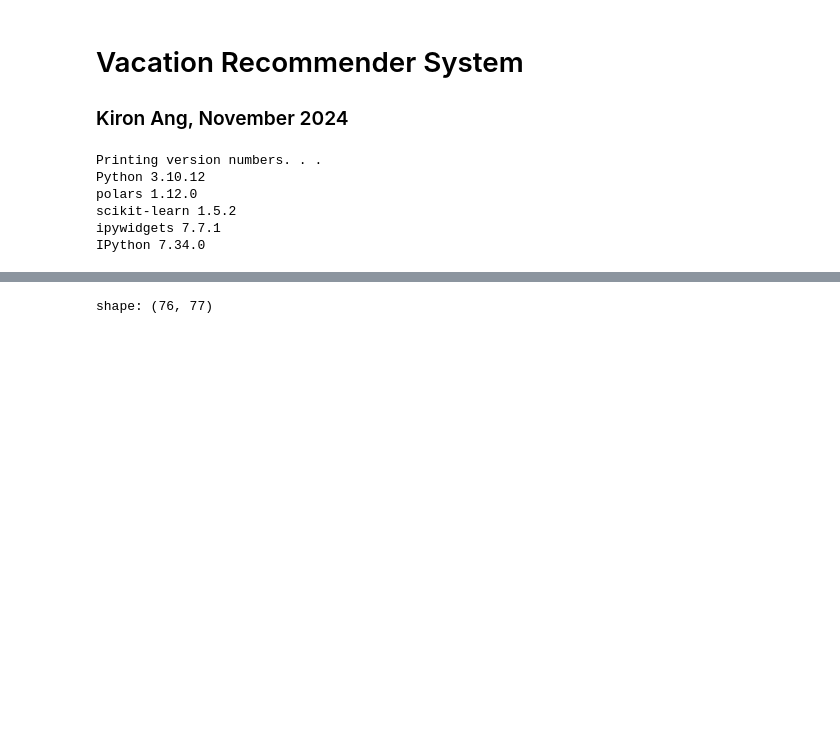
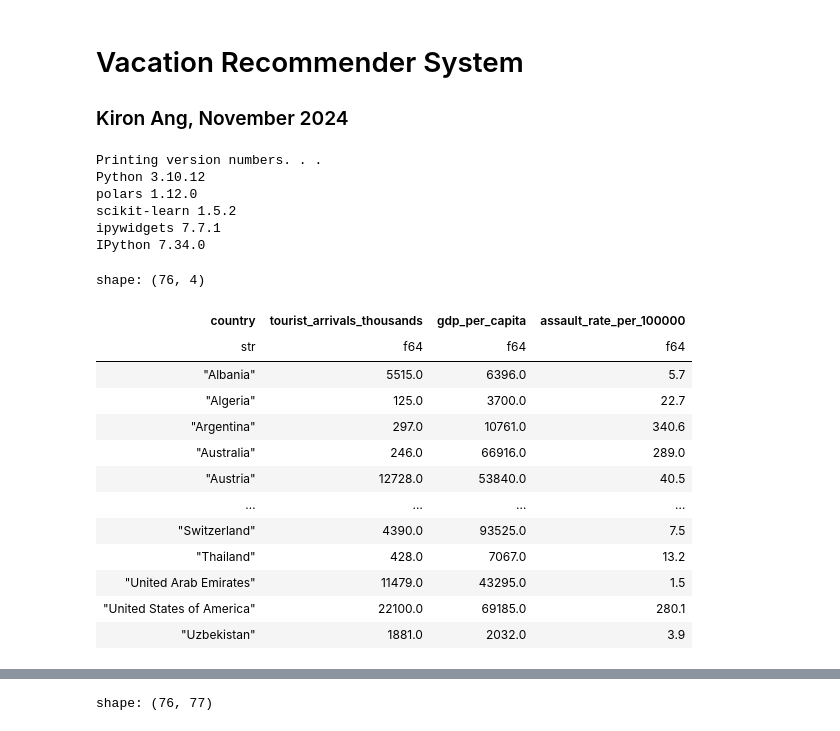
Before and after one commit to Kiron-Ang/DSC, a Jupyter notebook: vacation_recommender_system.ipynb, the cells around one changed output, grey strips where cells are left out. Drawn from its saved outputs; the diff is of its cells as text; code cells hidden in the pictures; blank space fills up the shorter version.

```diff
--- a/vacation_recommender_system.ipynb
+++ b/vacation_recommender_system.ipynb
@@ -34,33 +34,50 @@ gdp = polars.read_csv("https://data.un.org/_Docs/SYB/CSV/SYB66_230_202310_GDP%20
 crime = polars.read_csv("https://data.un.org/_Docs/SYB/CSV/SYB66_328_202310_Intentional%20homicides%20and%20other%20crimes.csv", encoding = "latin-1", skip_rows = 1, infer_schema = False)
 
 tourism = tourism.filter(tourism["Year"] == 2021)
 gdp = gdp.filter(gdp["Year"] == 2021)
 crime = crime.filter(crime["Year"] == "2021")
 
 tourism = tourism.filter(tourism["Series"] == "Tourist/visitor arrivals (thousands)")
 gdp = gdp.filter(gdp["Series"] == "GDP per capita (US dollars)")
 crime = crime.filter(crime["Series"] == "Assault rate per 100,000 population")
 
 tourism = tourism.rename({"": "country"})
 gdp = gdp.rename({"": "country"})
 crime = crime.rename({"": "country"})
 
 tourism = tourism.drop("Region/Country/Area", "Year", "Series", "Tourism arrivals series type", "Tourism arrivals series type footnote", "Footnotes", "Source")
 gdp = gdp.drop("Region/Country/Area", "Year", "Series", "Footnotes", "Source")
 crime = crime.drop("Region/Country/Area", "Year", "Series", "Footnotes", "Source")
 
 tourism = tourism.rename({"Value": "tourist_arrivals_thousands"})
 gdp = gdp.rename({"Value": "gdp_per_capita"})
 crime = crime.rename({"Value": "assault_rate_per_100000"})
 
 two = tourism.join(gdp, on = "country")
 all = two.join(crime, on = "country")
 
 all = all.with_columns([
     polars.col("tourist_arrivals_thousands").str.replace(",", "").cast(polars.Float64),
     polars.col("gdp_per_capita").str.replace(",", "").cast(polars.Float64),
     polars.col("assault_rate_per_100000").str.replace(",", "").cast(polars.Float64),
 ])
+
+all
+# %% [output]
+shape: (76, 4)
+| country | tourist_arrivals_thousands | gdp_per_capita | assault_rate_per_100000 |
+| str | f64 | f64 | f64 |
+| "Albania" | 5515.0 | 6396.0 | 5.7 |
+| "Algeria" | 125.0 | 3700.0 | 22.7 |
+| "Argentina" | 297.0 | 10761.0 | 340.6 |
+| "Australia" | 246.0 | 66916.0 | 289.0 |
+| "Austria" | 12728.0 | 53840.0 | 40.5 |
+| … | … | … | … |
+| "Switzerland" | 4390.0 | 93525.0 | 7.5 |
+| "Thailand" | 428.0 | 7067.0 | 13.2 |
+| "United Arab Emirates" | 11479.0 | 43295.0 | 1.5 |
+| "United States of America" | 22100.0 | 69185.0 | 280.1 |
+| "Uzbekistan" | 1881.0 | 2032.0 | 3.9 |
 # %%
 countries = all["country"].to_list()
 months = ["January", "February", "March", "April", "May", "June", "July", "August", "September", "October", "November", "December"]
```
Also changed, not shown: parts of 5 cells of this notebook.
